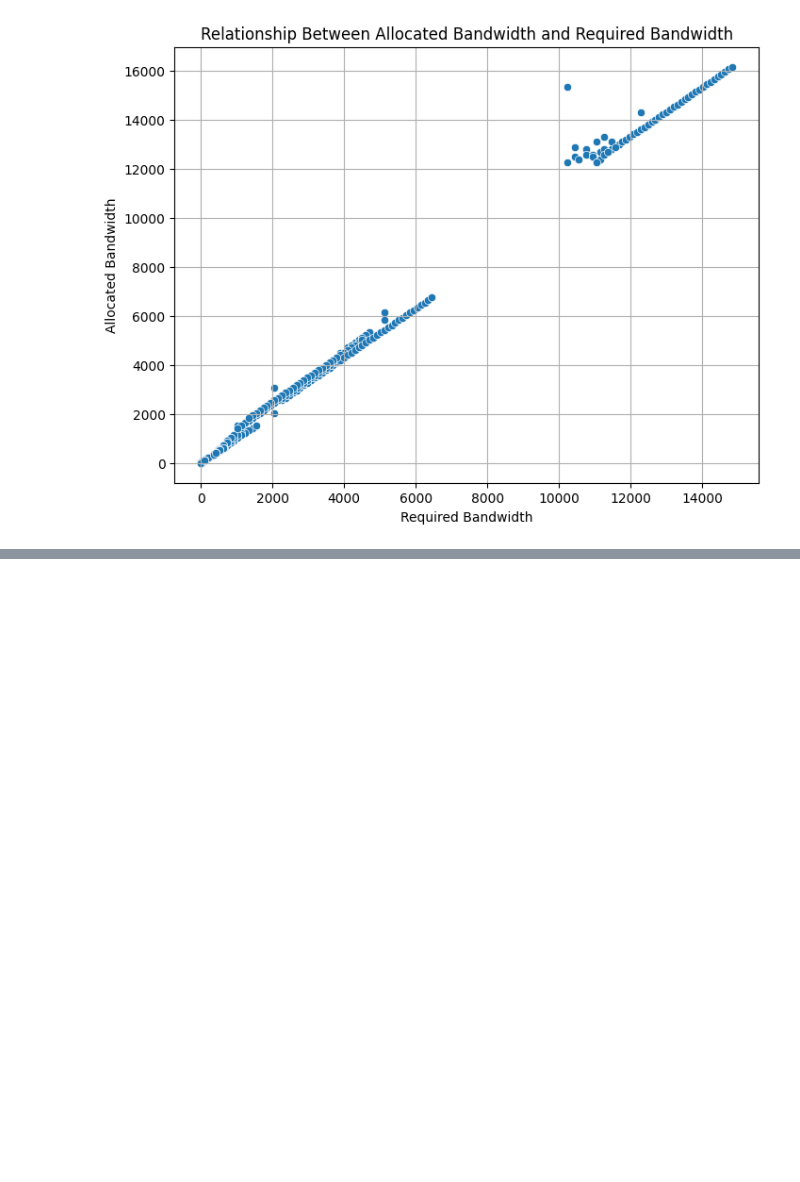
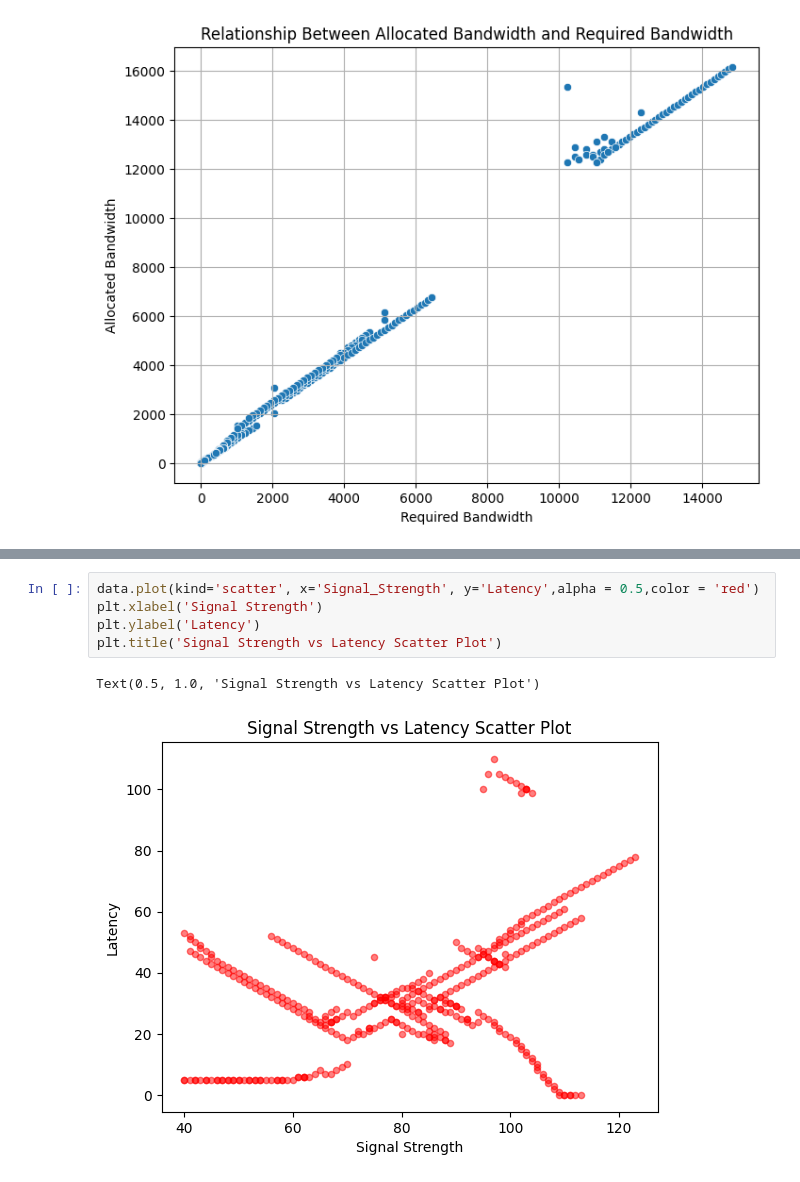
Before and after one commit to FtmMoradian/5G-Network-Analysis, a Jupyter notebook: 5G_Network_Analysis_.ipynb, the cells around one changed output, grey strips where cells are left out. Cells and saved outputs as stored; diff of their text form; blank space fills up the shorter version.

```diff
--- a/5G_Network_Analysis_.ipynb
+++ b/5G_Network_Analysis_.ipynb
@@ -648,0 +678,8 @@ plt.show()
+# %%
+data.plot(kind='scatter', x='Signal_Strength', y='Latency',alpha = 0.5,color = 'red')
+plt.xlabel('Signal Strength')
+plt.ylabel('Latency')
+plt.title('Signal Strength vs Latency Scatter Plot')
+# %% [output]
+Text(0.5, 1.0, 'Signal Strength vs Latency Scatter Plot')
+[figure, added]
```
Also changed, not shown: parts of 41 cells of this notebook, 1 other file.
